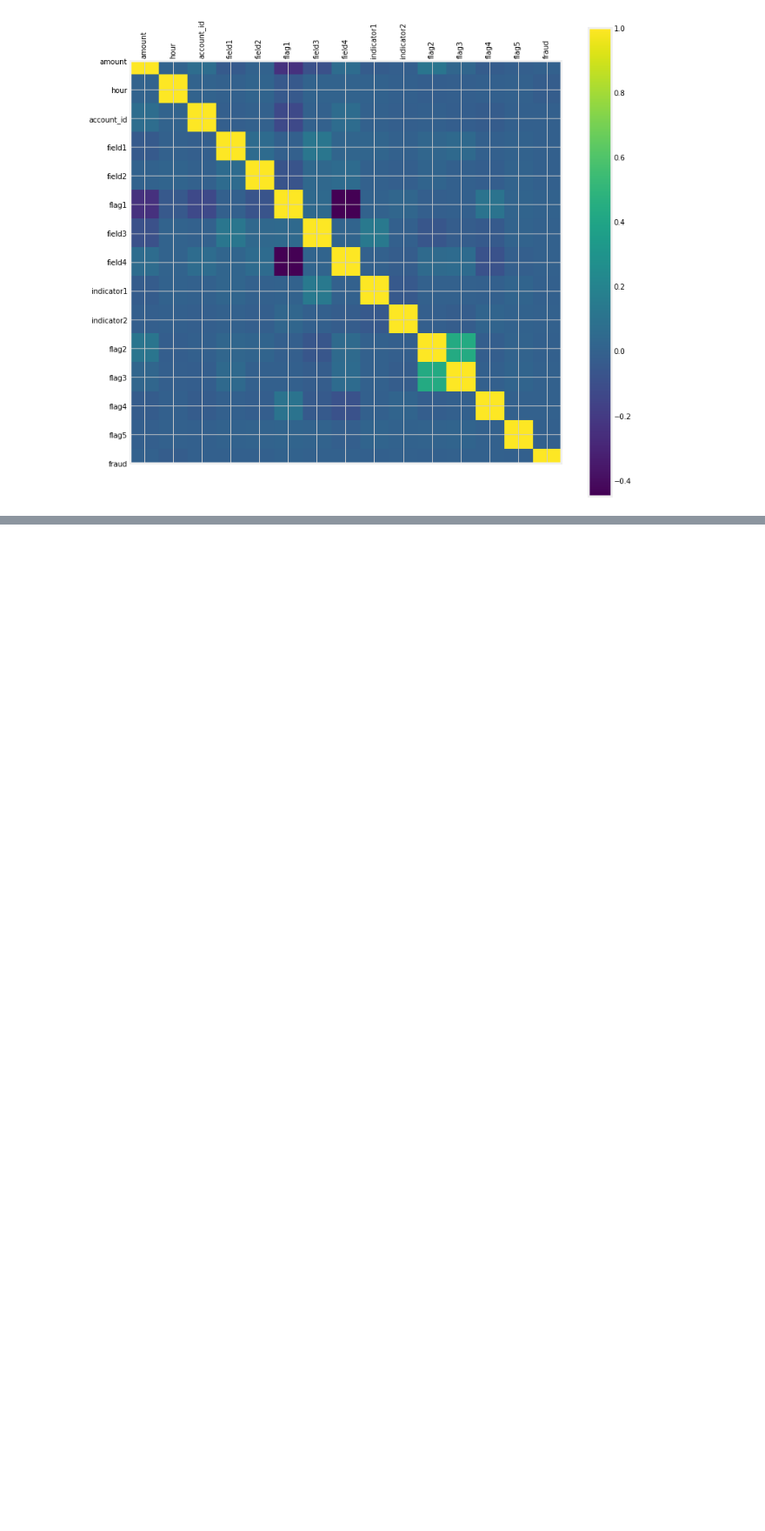
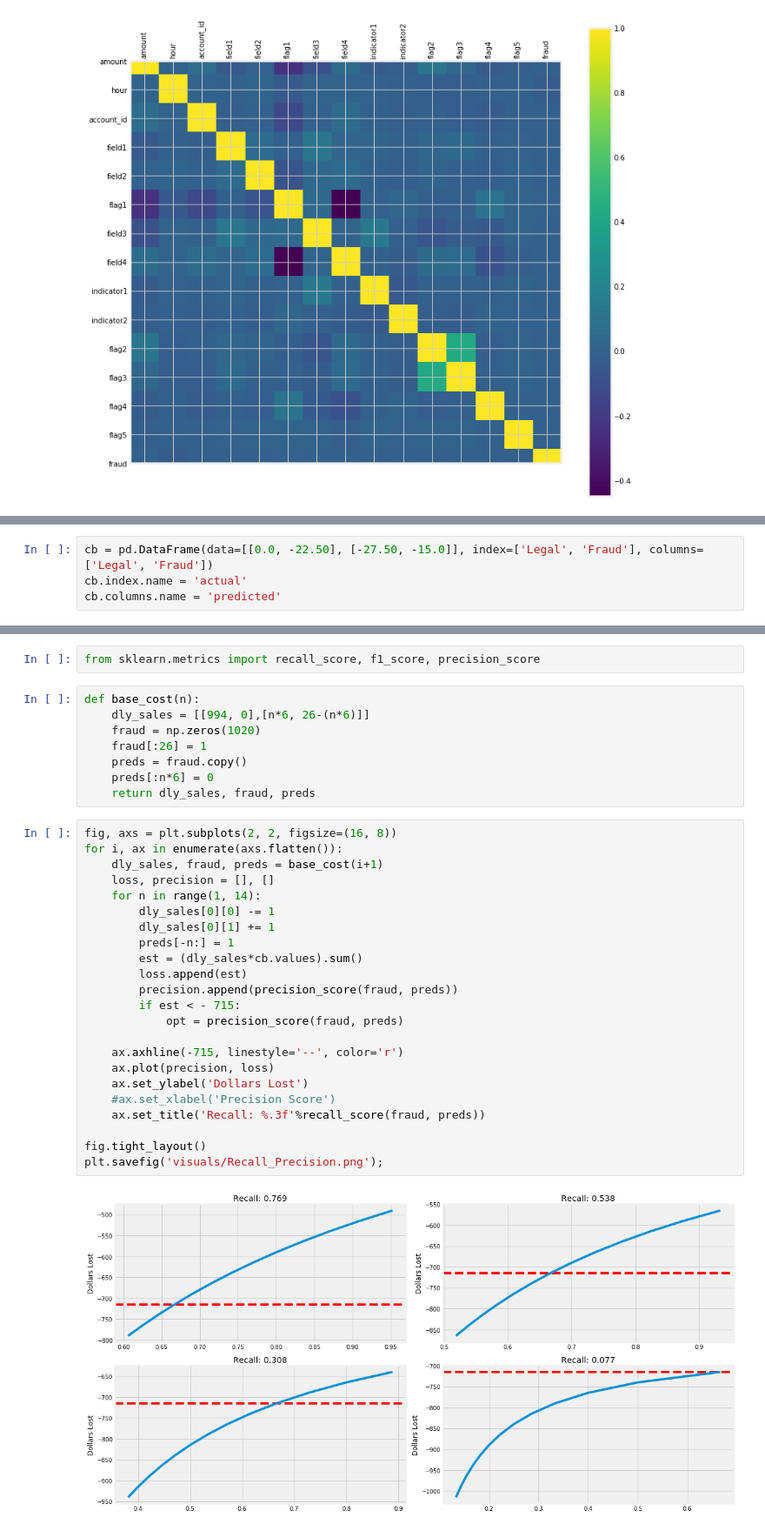
Before and after one commit to isaac-campbell-smith/BernoulliTrials_and_Tribulations, a Jupyter notebook: EDA.ipynb, the cells around one changed output, grey strips where cells are left out. Shown at 87% size. Drawn from its saved outputs; the diff is of its cells as text; blank space fills up the shorter version.

```diff
--- a/EDA.ipynb
+++ b/EDA.ipynb
@@ -499,0 +541,4 @@ cb = fig.colorbar(corr_map, ax=ax);
+# %%
+cb = pd.DataFrame(data=[[0.0, -22.50], [-27.50, -15.0]], index=['Legal', 'Fraud'], columns=['Legal', 'Fraud'])
+cb.index.name = 'actual'
+cb.columns.name = 'predicted'
@@ -499,0 +552,35 @@ cb = fig.colorbar(corr_map, ax=ax);
+# %%
+from sklearn.metrics import recall_score, f1_score, precision_score
+# %%
+def base_cost(n):
+    dly_sales = [[994, 0],[n*6, 26-(n*6)]]
+    fraud = np.zeros(1020)
+    fraud[:26] = 1
+    preds = fraud.copy()
+    preds[:n*6] = 0
+    return dly_sales, fraud, preds
+# %%
+fig, axs = plt.subplots(2, 2, figsize=(16, 8))
+for i, ax in enumerate(axs.flatten()):
+    dly_sales, fraud, preds = base_cost(i+1)
+    loss, precision = [], []
+    for n in range(1, 14):
+        dly_sales[0][0] -= 1
+        dly_sales[0][1] += 1
+        preds[-n:] = 1
+        est = (dly_sales*cb.values).sum()
+        loss.append(est)
+        precision.append(precision_score(fraud, preds))
+        if est < - 715:
+            opt = precision_score(fraud, preds)
+
+    ax.axhline(-715, linestyle='--', color='r')
+    ax.plot(precision, loss)
+    ax.set_ylabel('Dollars Lost')
+    #ax.set_xlabel('Precision Score')
+    ax.set_title('Recall: %.3f'%recall_score(fraud, preds))
+
+fig.tight_layout()
+plt.savefig('visuals/Recall_Precision.png');
+# %% [output]
+[figure, added]
```
Also changed, not shown: parts of 16 cells of this notebook, 2 other files.
